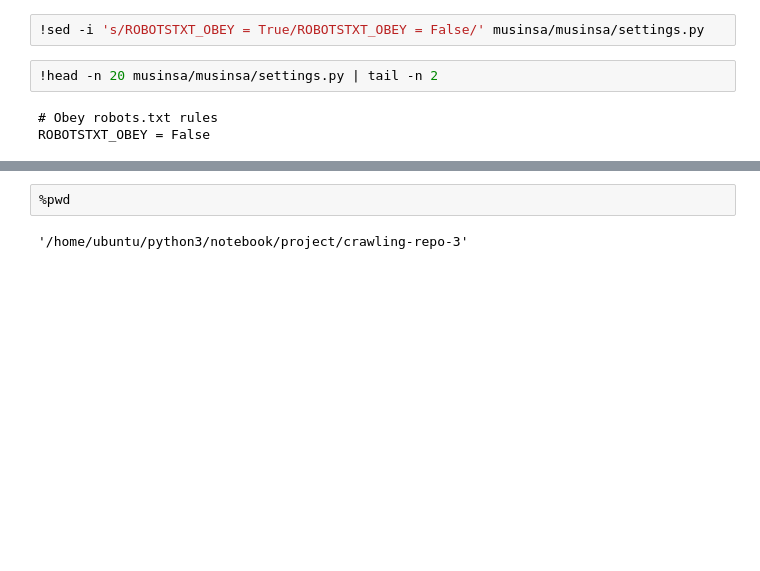
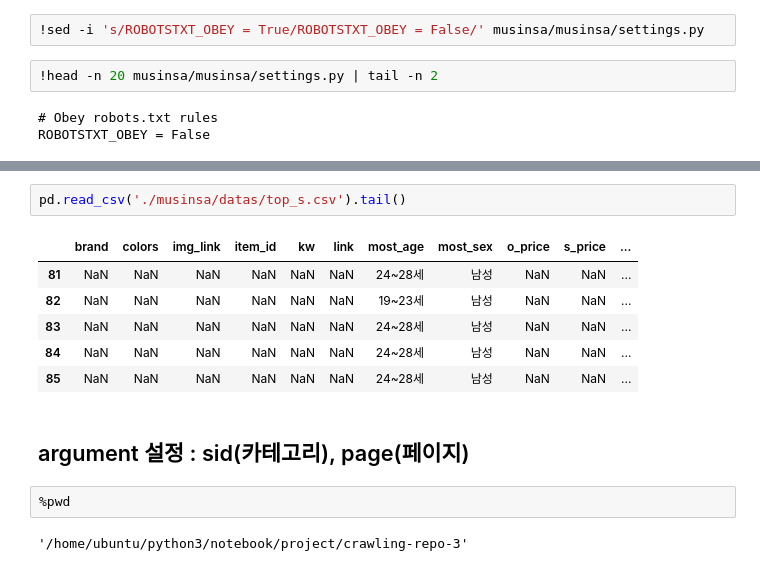
Before and after one commit to dockyum/mymusinsa-dss, a Jupyter notebook: mss-crawler-top.ipynb, the cells around one changed output, grey strips where cells are left out. Drawn from its saved outputs; the diff is of its cells as text; blank space fills up the shorter version.

```diff
--- a/mss-crawler-top.ipynb
+++ b/mss-crawler-top.ipynb
@@ -259,3 +408,14 @@ ROBOTSTXT_OBEY = False
+# %%
+pd.read_csv('./musinsa/datas/top_s.csv').tail()
+# %% [output]
+|  | brand | colors | img_link | item_id | kw | link | most_age | most_sex | o_price | s_price | ... |
+| 81 | NaN | NaN | NaN | NaN | NaN | NaN | 24~28세 | 남성 | NaN | NaN | ... |
+| 82 | NaN | NaN | NaN | NaN | NaN | NaN | 19~23세 | 남성 | NaN | NaN | ... |
+| 83 | NaN | NaN | NaN | NaN | NaN | NaN | 24~28세 | 남성 | NaN | NaN | ... |
+| 84 | NaN | NaN | NaN | NaN | NaN | NaN | 24~28세 | 남성 | NaN | NaN | ... |
+| 85 | NaN | NaN | NaN | NaN | NaN | NaN | 24~28세 | 남성 | NaN | NaN | ... |
+# %% [markdown]
+## argument 설정 : sid(카테고리), page(페이지)
 # %%
 %pwd
 # %% [output]
```
Also changed, not shown: parts of 57 cells of this notebook, 3 other files.
